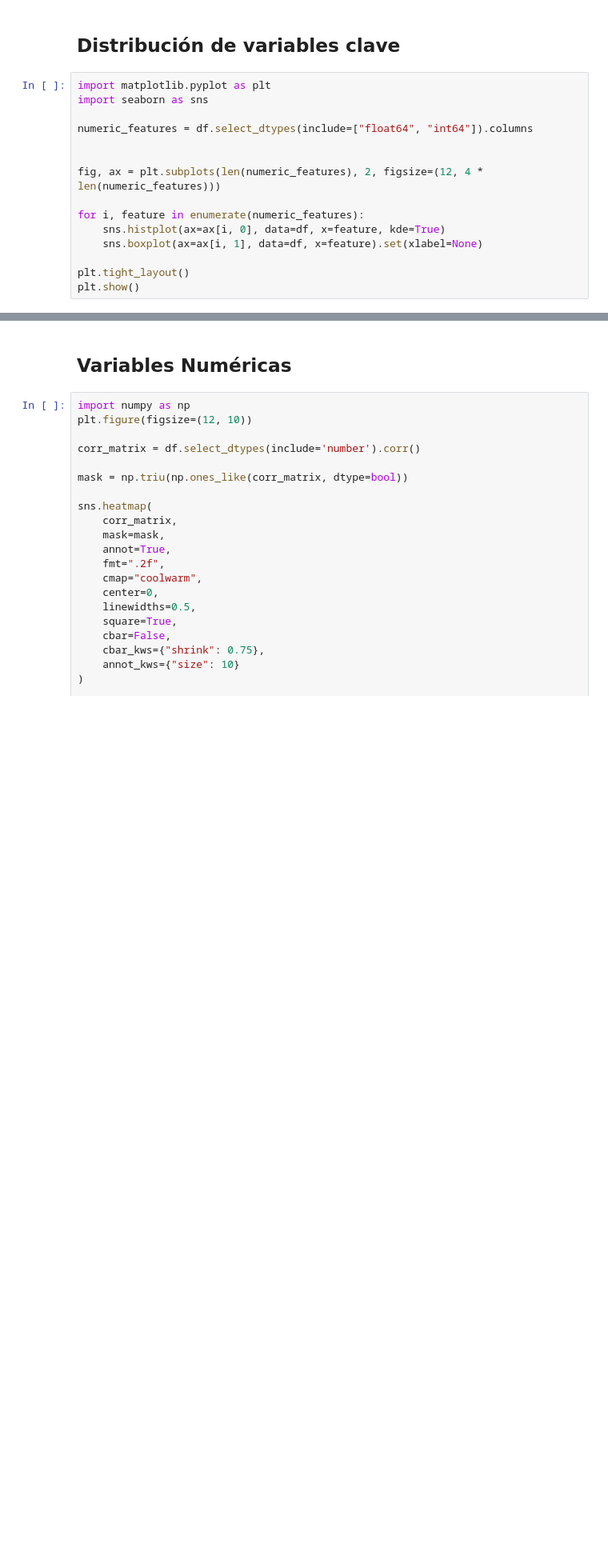
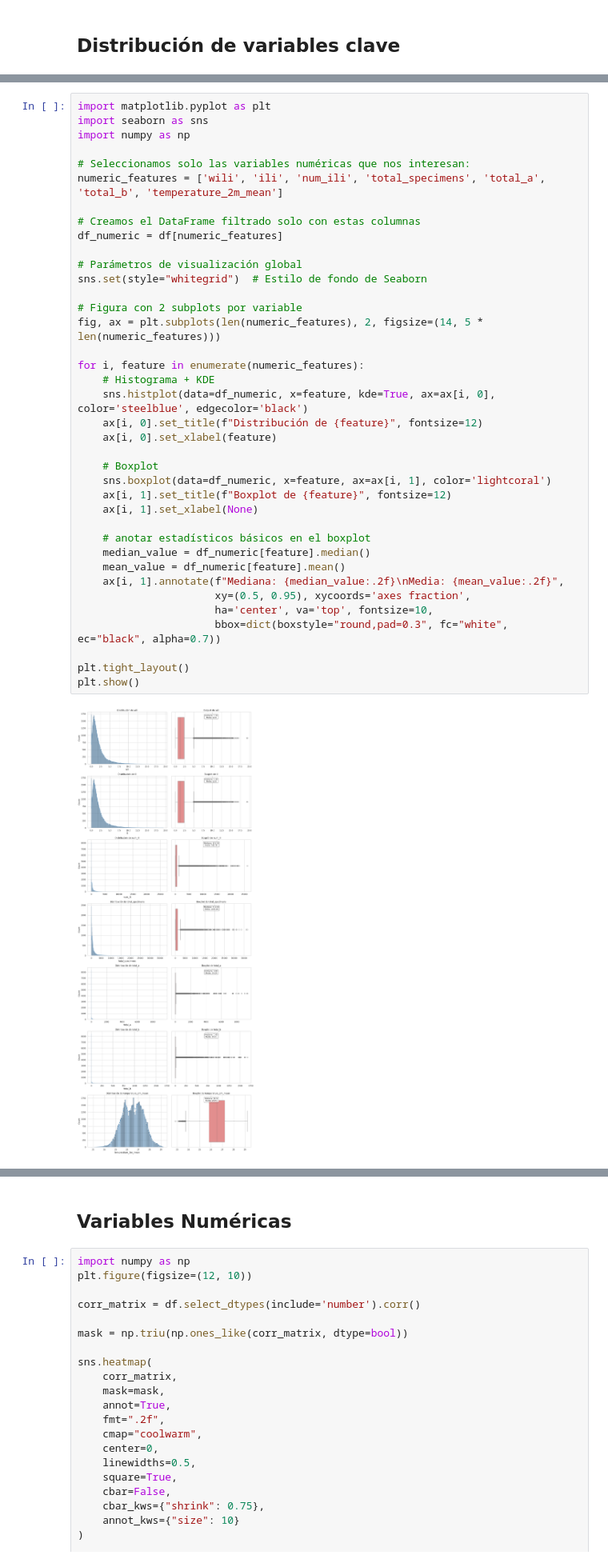
Before and after one commit to Laura-Cruz-Gil/Proyecto_Final_Salud, a Jupyter notebook: src/explore.ipynb, the cells around one changed output, grey strips where cells are left out. Shown at 80% size. Saved outputs shown, nothing was run; the diff lists cells and outputs as text; blank space fills up the shorter version.

```diff
--- a/src/explore.ipynb
+++ b/src/explore.ipynb
@@ -336,17 +419,2 @@ print("[INFO] States with missing temperature data:", missing_states)
 # %% [markdown]
 ## Distribución de variables clave
-# %%
-import matplotlib.pyplot as plt
-import seaborn as sns
-
-numeric_features = df.select_dtypes(include=["float64", "int64"]).columns
-
-
-fig, ax = plt.subplots(len(numeric_features), 2, figsize=(12, 4 * len(numeric_features)))
-
-for i, feature in enumerate(numeric_features):
-    sns.histplot(ax=ax[i, 0], data=df, x=feature, kde=True)
-    sns.boxplot(ax=ax[i, 1], data=df, x=feature).set(xlabel=None)
-
-plt.tight_layout()
-plt.show()
@@ -355,3 +421,43 @@ plt.show()
+# %%
+import matplotlib.pyplot as plt
+import seaborn as sns
+import numpy as np
+
+# Seleccionamos solo las variables numéricas que nos interesan:
+numeric_features = ['wili', 'ili', 'num_ili', 'total_specimens', 'total_a', 'total_b', 'temperature_2m_mean']
+
+# Creamos el DataFrame filtrado solo con estas columnas
+df_numeric = df[numeric_features]
+
+# Parámetros de visualización global
+sns.set(style="whitegrid")  # Estilo de fondo de Seaborn
+
+# Figura con 2 subplots por variable
+fig, ax = plt.subplots(len(numeric_features), 2, figsize=(14, 5 * len(numeric_features)))
+
+for i, feature in enumerate(numeric_features):
+    # Histograma + KDE
+    sns.histplot(data=df_numeric, x=feature, kde=True, ax=ax[i, 0], color='steelblue', edgecolor='black')
+    ax[i, 0].set_title(f"Distribución de {feature}", fontsize=12)
+    ax[i, 0].set_xlabel(feature)
+
+    # Boxplot
+    sns.boxplot(data=df_numeric, x=feature, ax=ax[i, 1], color='lightcoral')
+    ax[i, 1].set_title(f"Boxplot de {feature}", fontsize=12)
+    ax[i, 1].set_xlabel(None)
+
+    # anotar estadísticos básicos en el boxplot
+    median_value = df_numeric[feature].median()
+    mean_value = df_numeric[feature].mean()
+    ax[i, 1].annotate(f"Mediana: {median_value:.2f}\nMedia: {mean_value:.2f}",
+                      xy=(0.5, 0.95), xycoords='axes fraction',
+                      ha='center', va='top', fontsize=10,
+                      bbox=dict(boxstyle="round,pad=0.3", fc="white", ec="black", alpha=0.7))
+
+plt.tight_layout()
+plt.show()
+# %% [output]
+[figure, added]
 # %% [markdown]
 El gráfico muestra la distribución de la variable wili, que representa el porcentaje ponderado de visitas por enfermedades similares a la gripe (Influenza-Like Illness, ILI) en clínicas de EE.UU.
 
```
Also changed, not shown: parts of 35 cells of this notebook.
